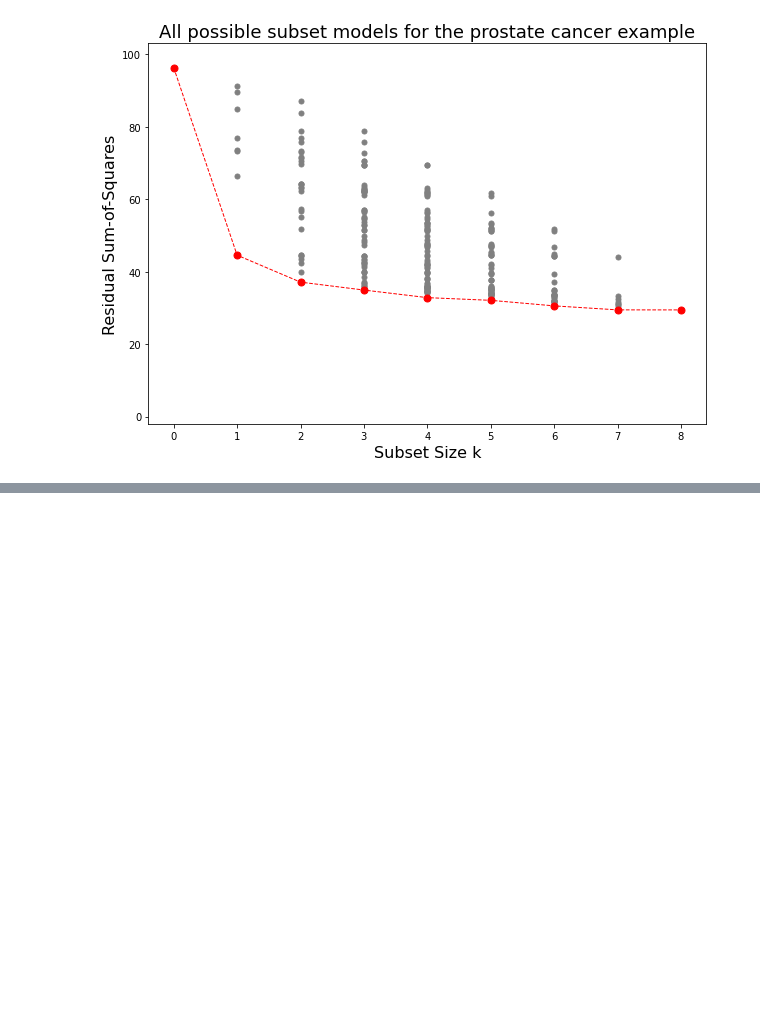
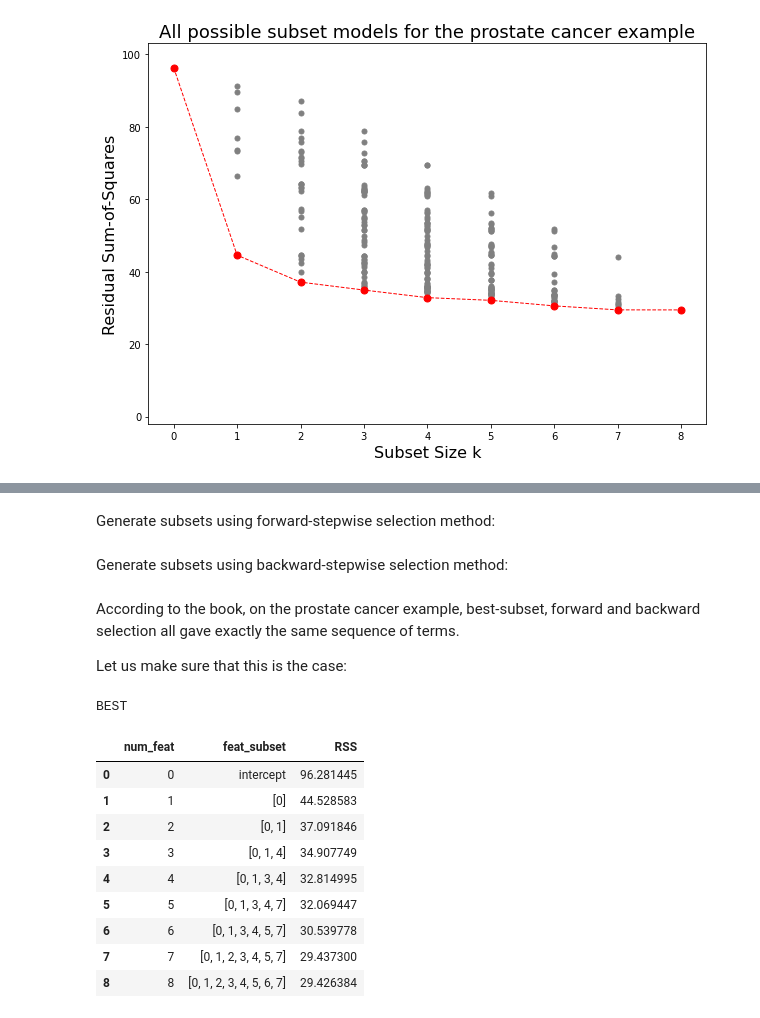
Before and after one commit to abkoesdw/The-Elements-of-Statistical-Learning-Python-Codes, a Jupyter notebook: Notebooks/Chapter 03 - Linear Methods for Regression/3.3 Subset Selection.ipynb, the cells around one changed output, grey strips where cells are left out. Cells and saved outputs as stored; diff of their text form; code cells hidden in the pictures; blank space fills up the shorter version.

```diff
--- a/Notebooks/Chapter 03 - Linear Methods for Regression/3.3 Subset Selection.ipynb
+++ b/Notebooks/Chapter 03 - Linear Methods for Regression/3.3 Subset Selection.ipynb
@@ -106,0 +307,2 @@ best_subset = result_bs[result_bs.groupby('num_feat')['RSS'].transform(min) == r
+# %%
+subset = SubsetSelection(subsets=np.arange(x_train.shape[1]))
@@ -106,0 +311,2 @@ best_subset = result_bs[result_bs.groupby('num_feat')['RSS'].transform(min) == r
+# %%
+result_bs, result_bs_best = subset.run(x_train, y_train, mode='best')
@@ -231,0 +326,2 @@ plt.show()
+# %% [markdown]
+Generate subsets using forward-stepwise selection method:
@@ -231,0 +330,2 @@ plt.show()
+# %% [markdown]
+Generate subsets using backward-stepwise selection method:
@@ -231,0 +334,19 @@ plt.show()
+# %% [markdown]
+According to the book, on the prostate cancer example, best-subset, forward and backward selection all gave exactly the same sequence of terms.
+
+Let us make sure that this is the case:
+# %%
+print('BEST')
+result_bs_best
+# %% [output]
+BEST
+|  | num_feat | feat_subset | RSS |
+| 0 | 0 | intercept | 96.281445 |
+| 1 | 1 | [0] | 44.528583 |
+| 2 | 2 | [0, 1] | 37.091846 |
+| 3 | 3 | [0, 1, 4] | 34.907749 |
+| 4 | 4 | [0, 1, 3, 4] | 32.814995 |
+| 5 | 5 | [0, 1, 3, 4, 7] | 32.069447 |
+| 6 | 6 | [0, 1, 3, 4, 5, 7] | 30.539778 |
+| 7 | 7 | [0, 1, 2, 3, 4, 5, 7] | 29.437300 |
+| 8 | 8 | [0, 1, 2, 3, 4, 5, 6, 7] | 29.426384 |
```
Also changed, not shown: parts of 23 cells of this notebook, 6 other files.
